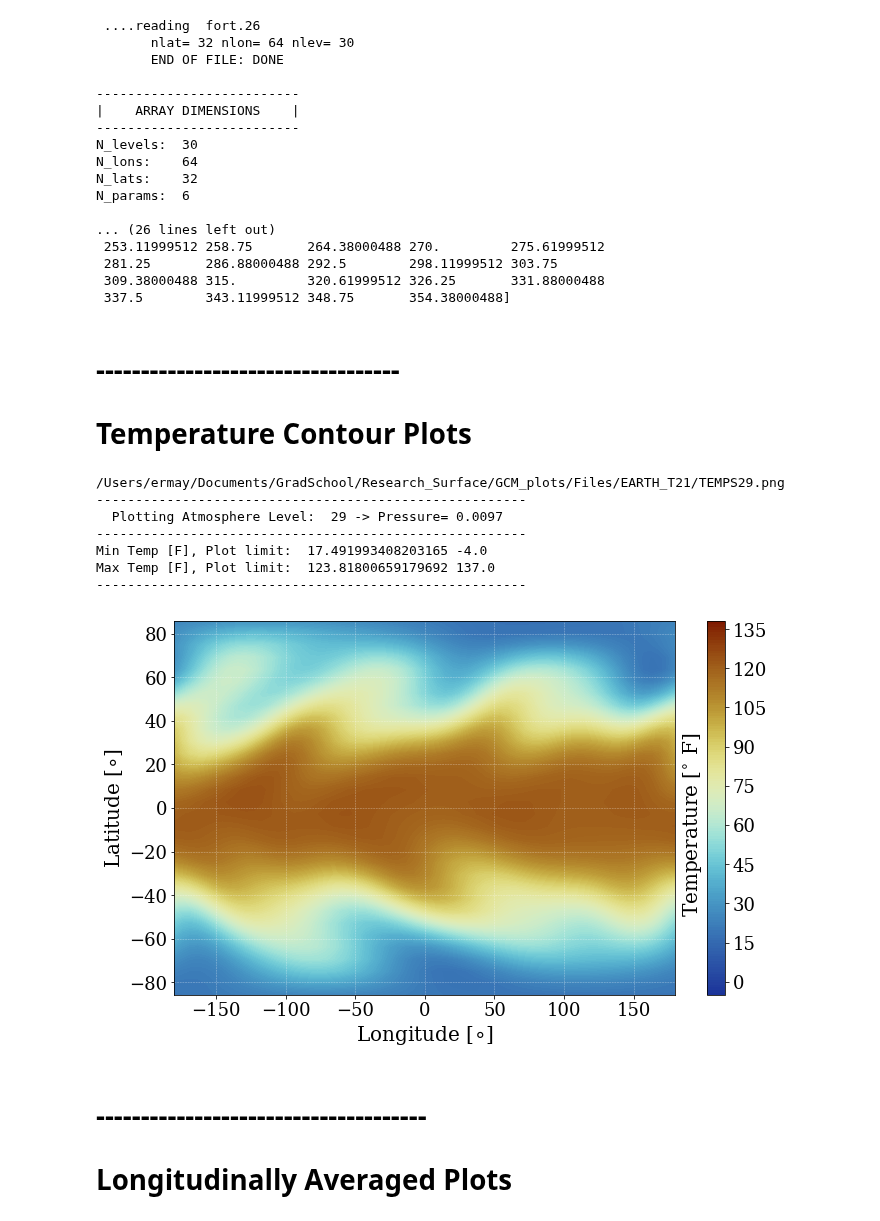
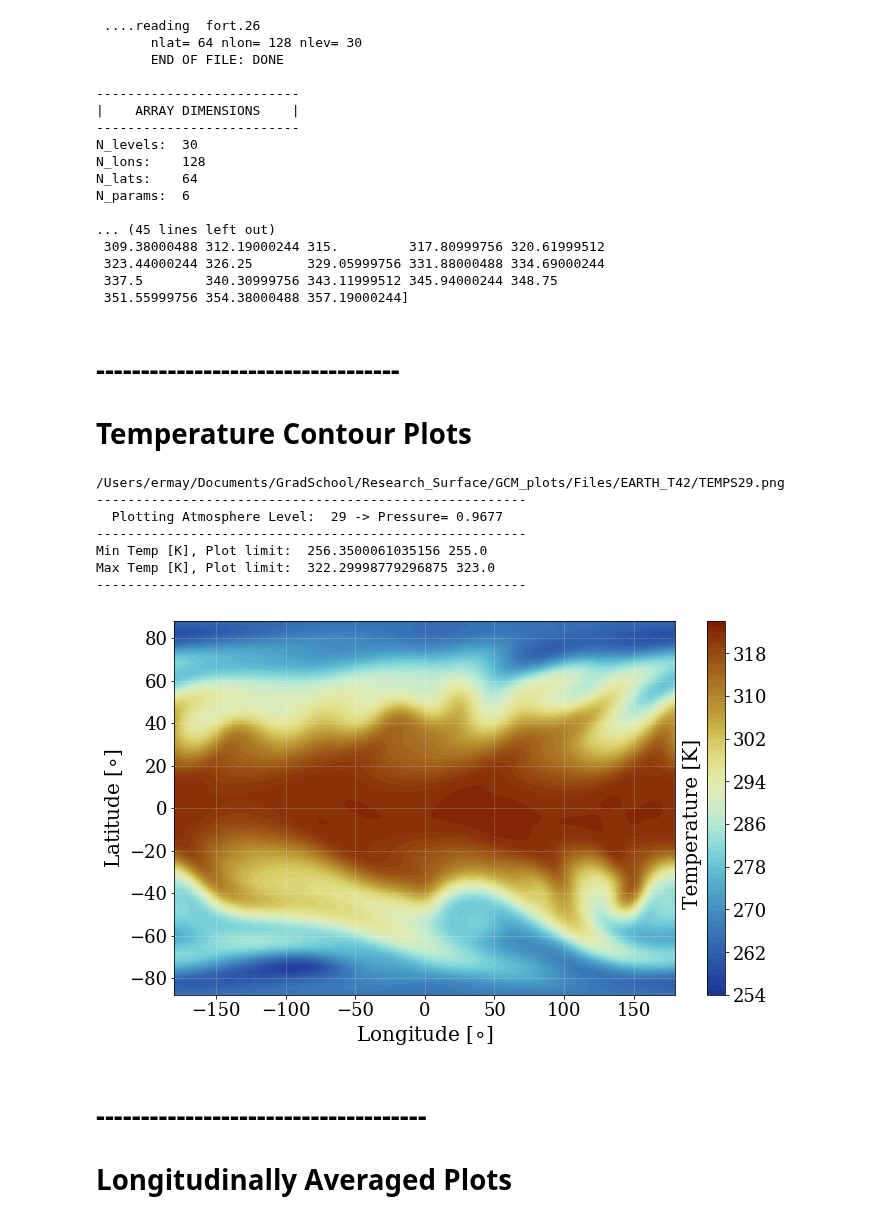
Before and after one commit to emily-rauscher/GCM_plots, a Jupyter notebook: igcm_plots.ipynb, the cells around one changed output. Saved outputs shown, nothing was run; the diff lists cells and outputs as text; code cells hidden in the pictures.

```diff
--- a/igcm_plots.ipynb
+++ b/igcm_plots.ipynb
@@ -1,10 +1,10 @@
 # %%
 from load_data_noin import load_data
 path='/Users/ermay/Documents/GradSchool/Research_Surface/GCM_plots/Files/'
-runname='EARTH_T21'#FiducialPlanet/PostSurf/RESTART/'#NewOutModel4/'
+runname='EARTH_T42'#FiducialPlanet/PostSurf/RESTART/'#NewOutModel4/'
 #runname='FiducialPlanet/Model4/L10/T42/P0_001/'
 oom=0
-surfp=0.01
+surfp=1.0
 LastOrbit_=False
 OLR_=False
 
@@ -13,22 +13,22 @@ verbose=True
 runname,lon_arr,lat_arr,oom,surfp,p_BAR,data_26,data_lo,data_olr=load_data(path,runname,oom,surfp,LastOrbit_,OLR_,verbose,'fort.26')
 # %% [output]
  ....reading  fort.26
-       nlat= 32 nlon= 64 nlev= 30
+       nlat= 64 nlon= 128 nlev= 30
        END OF FILE: DONE
 
 --------------------------
 |    ARRAY DIMENSIONS    |
 --------------------------
 N_levels:  30
-N_lons:    64
-N_lats:    32
+N_lons:    128
+N_lats:    64
 N_params:  6
 
-... (26 lines left out)
- 253.11999512 258.75       264.38000488 270.         275.61999512
- 281.25       286.88000488 292.5        298.11999512 303.75
- 309.38000488 315.         320.61999512 326.25       331.88000488
- 337.5        343.11999512 348.75       354.38000488]
+... (45 lines left out)
+ 309.38000488 312.19000244 315.         317.80999756 320.61999512
+ 323.44000244 326.25       329.05999756 331.88000488 334.69000244
+ 337.5        340.30999756 343.11999512 345.94000244 348.75
+ 351.55999756 354.38000488 357.19000244]
 # %% [markdown]
 # ----------------------------------
 #  Temperature Contour Plots
@@ -42,7 +42,7 @@ plot=0              #0=temp, 1=U wind, 2=V wind, 3=streamplot
 vfrac=1.0           #for streamplot only
 
 units_a=1           #1=degrees, 0=radians, lat lon units. INPUT is already in degrees
-units_t=2           #0=Kelvin, 1=Celsius, 2=Farhenheit - FOR plot=0 only
+units_t=0           #0=Kelvin, 1=Celsius, 2=Farhenheit - FOR plot=0 only
 units_w=2           #0=m/s 1=km/s 2=mph, FOR plot=1 or =2 only
 
 caption=False   #set equal to true to have a caption
@@ -61,41 +61,41 @@ if plot==1:
     ptype='UWIND'
 if plot==2:
     ptype='VWIND'
 if plot==3:
     ptype='STREAM'
 
 if ortho==True:
     pstyle='_ortho'
 else:
     pstyle=''
 
 if plot<4:
     savename=path+runname+'/'+ptype+str(int(lev))+pstyle+'.png'
 else:
     savename=path+runname+'/'+ptype+pstyle+'.pdf'
 print savename
 
 ver=True           #verbose output, PLOTS AND TEXT
 
-cbarL=253 #useful for multiple plots --- force lower limit of colorbars. SET 0 otherwise
-cbarM=331 #useful for multiple plots --- force upper limit of colorbars
+cbarL=255 #useful for multiple plots --- force lower limit of colorbars. SET 0 otherwise
+cbarM=323 #useful for multiple plots --- force upper limit of colorbars
 ex=1           # if you want to extend the colorbar. Default is 1 for temperature
 
 cbar_even=True #for Winds, center colorbar so that 0 is middle.
 ncolors=0  #0,sets so that each color step =1 in whatever units. otherwise =multiple of that
 
 %matplotlib inline
 igcm_Plot(plot,lon_arr,lat_arr,p_BAR,data_26,lev,latcenter,loncenter,ex,units_a,units_t,units_w,freeze,caption,cap,
-          savefig,savename,ortho,ver,cbarL,cbarM,cbar_even,ncolors,vfrac,False)
+          savefig,savename,ortho,ver,cbarL,cbarM,cbar_even,ncolors,vfrac,False,True)
 # %% [output]
-/Users/ermay/Documents/GradSchool/Research_Surface/GCM_plots/Files/EARTH_T21/TEMPS29.png
+/Users/ermay/Documents/GradSchool/Research_Surface/GCM_plots/Files/EARTH_T42/TEMPS29.png
 -------------------------------------------------------
-  Plotting Atmosphere Level:  29 -> Pressure= 0.0097
+  Plotting Atmosphere Level:  29 -> Pressure= 0.9677
 -------------------------------------------------------
-Min Temp [F], Plot limit:  17.491993408203165 -4.0
-Max Temp [F], Plot limit:  123.81800659179692 137.0
+Min Temp [K], Plot limit:  256.3500061035156 255.0
+Max Temp [K], Plot limit:  322.29998779296875 323.0
 -------------------------------------------------------
-[figure, old version]
+[figure, new version]
 # %% [markdown]
 # -------------------------------------
 # Longitudinally Averaged Plots #
```
Also changed, not shown: parts of 1 cell of this notebook, 1 other file.
